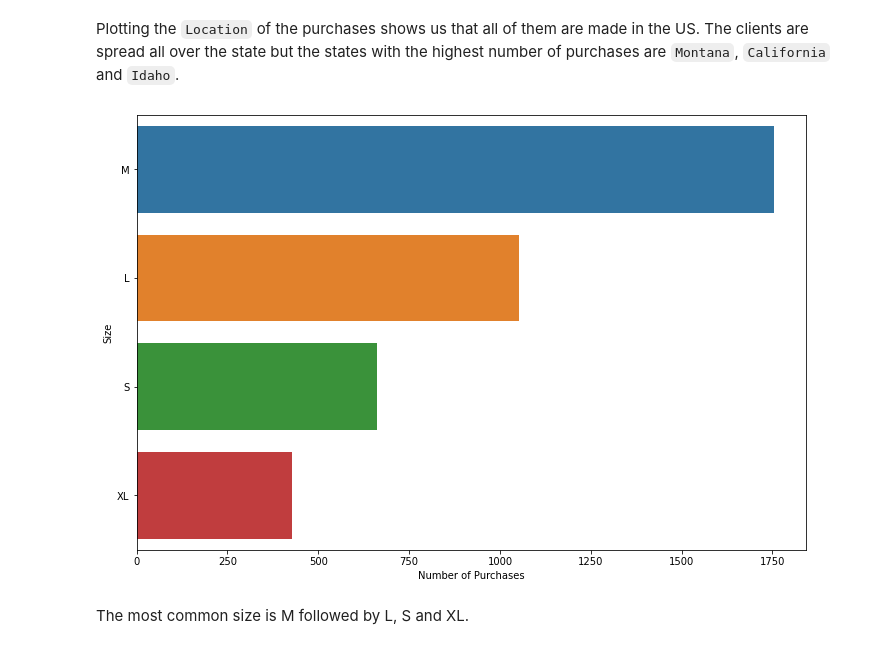
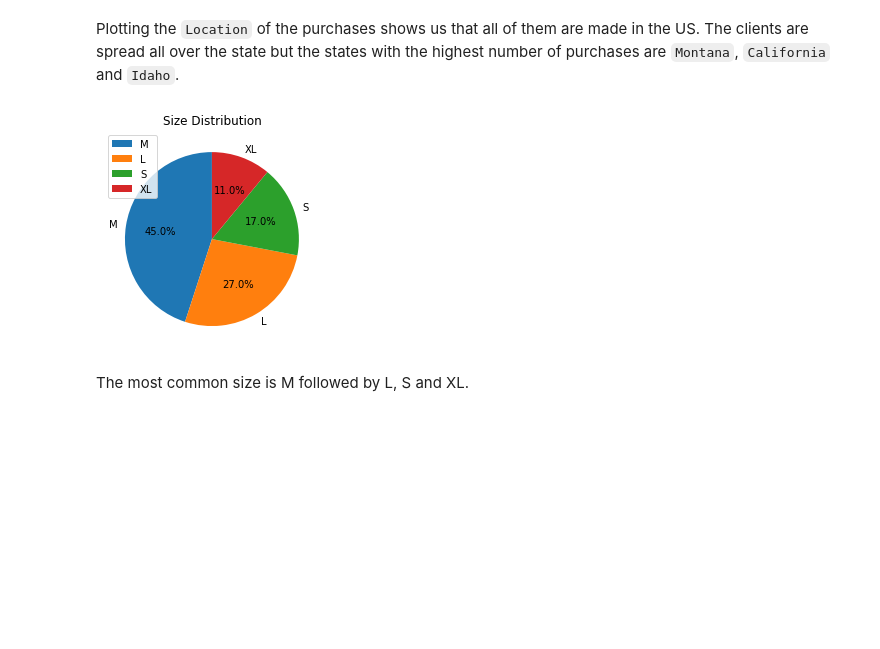
Before and after one commit to AleandroPresta/customer-shopping-analysis, a Jupyter notebook: customer-shopping/notebooks/Data Exploration.ipynb, the cells around one changed output. Saved outputs shown, nothing was run; the diff lists cells and outputs as text; code cells hidden in the pictures; blank space fills up the shorter version.

```diff
--- a/customer-shopping/notebooks/Data Exploration.ipynb
+++ b/customer-shopping/notebooks/Data Exploration.ipynb
@@ -119,10 +135,14 @@ plot_item_distribution('Location')
 [figure]
 # %% [markdown]
 Plotting the `Location` of the purchases shows us that all of them are made in the US. The clients are spread all over the state but the states with the highest number of purchases are `Montana`, `California` and `Idaho`.
-# %%
-plot_item_distribution('Size')
-# %% [output]
-[figure, removed]
+# %%
+size_counts = shopping_data['Size'].value_counts()
+size_counts.plot(kind='pie', autopct='%1.1f%%', startangle=90, legend=True)
+plt.ylabel('')
+plt.title('Size Distribution')
+plt.show()
+# %% [output]
+[figure, added]
 # %% [markdown]
 The most common size is M followed by L, S and XL.
 # %%
```
Also changed, not shown: parts of 5 cells of this notebook.
